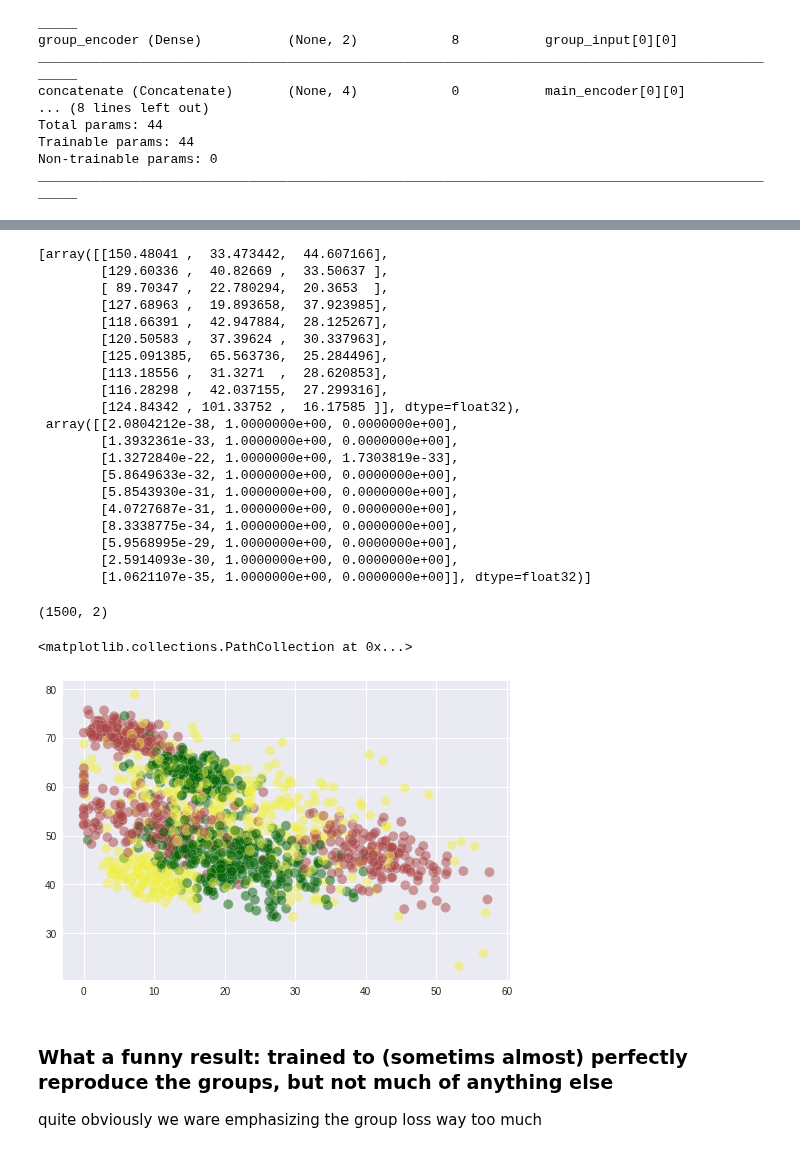
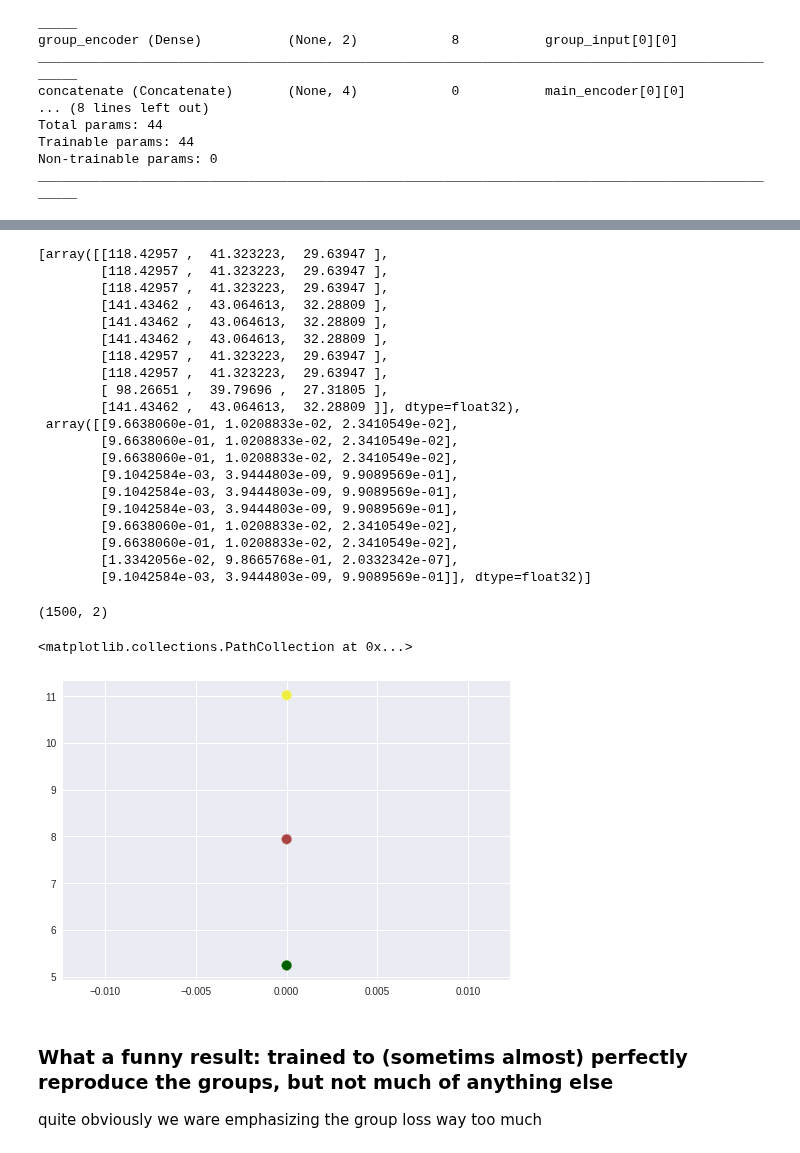
Before and after one commit to subodhchhabra/ai, a Jupyter notebook: notebooks/2019_tf/autoencoders_stabilize.ipynb, the cells around one changed output, grey strips where cells are left out. Saved outputs shown, nothing was run; the diff lists cells and outputs as text; code cells hidden in the pictures.

```diff
--- a/notebooks/2019_tf/autoencoders_stabilize.ipynb
+++ b/notebooks/2019_tf/autoencoders_stabilize.ipynb
@@ -326,4 +35,0 @@ predictions
-# %%
-df = pd.read_csv('./insurance-customers-1500.csv', sep=';')
-normalized_df = (df - df.mean()) / df.std()
-normalized_df.head()
@@ -411,9 +36,3 @@ plt.scatter(latent_x, latent_y, alpha=0.5, s=100, marker='o', edgecolors='w', cm
-# %%
-from tensorflow.keras.utils import to_categorical
-
-df = pd.read_csv('./insurance-customers-1500.csv', sep=';')
-one_hot_groups = pd.DataFrame(to_categorical(df['group']), columns={'red', 'green', 'yellow'})
-main = df.drop('group', axis='columns')
 # %%
 main.head()
 # %% [output]
@@ -438,6 +57,10 @@ one_hot_groups.head()
 * write a custom loss function that does this and balances the value: https://keras.io/losses/
 * create multi-in/out model that makes this a little bit more transparent: https://keras.io/getting-started/functional-api-guide/#multi-input-and-multi-output-models
 # %%
+# often does not even train, so choose a seed known to be good
+from tensorflow.keras.initializers import glorot_normal
+seed= 17
+
 from tensorflow.keras.layers import concatenate, average, add
 
 # first multi in
@@ -445,8 +68,8 @@ main_input = Input(shape=(3,), name='main_input')
 group_input = Input(shape=(3,), name='group_input')
 
 # hopefully this balances out inputs to same scale
-encoded_main = Dense(units=2, activation='relu', name="main_encoder")(main_input)
-encoded_group = Dense(units=2, activation='relu', name="group_encoder")(group_input)
+encoded_main = Dense(units=2, activation='relu', name="main_encoder", bias_initializer='zeros', kernel_initializer=glorot_normal(seed=seed))(main_input)
+encoded_group = Dense(units=2, activation='relu', name="group_encoder", bias_initializer='zeros', kernel_initializer=glorot_normal(seed=seed))(group_input)
 
 # latent representation
 
@@ -456,12 +79,11 @@ merged = concatenate([encoded_main, encoded_group])
 
 # the effective latent encoding
 encoding_dim = 2
-encoded = Dense(units=encoding_dim, activation='relu', name="encoder")(merged)
+encoded = Dense(units=encoding_dim, activation='relu', name="encoder", bias_initializer='zeros', kernel_initializer=glorot_normal(seed=seed))(merged)
 
 # then multi out
-
-main_output = Dense(units=3, activation='linear', name="main_output")(encoded)
-group_output = Dense(units=3, activation='softmax', name="group_output")(encoded)
+main_output = Dense(units=3, activation='linear', name="main_output", bias_initializer='zeros', kernel_initializer=glorot_normal(seed=seed))(encoded)
+group_output = Dense(units=3, activation='softmax', name="group_output", bias_initializer='zeros', kernel_initializer=glorot_normal(seed=seed))(encoded)
 
 autoencoder = Model(inputs=[main_input, group_input], outputs=[main_output, group_output])
 
@@ -469,8 +91,8 @@ adam = keras.optimizers.Adam(lr=0.01)
 # adam = keras.optimizers.Adam()
 
 autoencoder.compile(optimizer=adam,
-              loss={'main_output': 'mse', 'group_output': 'categorical_crossentropy'},
-              loss_weights={'main_output': 1., 'group_output': 5000.})
+              loss={'main_output': 'mae', 'group_output': 'categorical_crossentropy'},
+              loss_weights={'main_output': 1., 'group_output': 50.})
 
 autoencoder.summary()
 # %% [output]
@@ -552,26 +176,26 @@ merged_samples
 # %%
 autoencoder.predict([main_samples, group_samples])
 # %% [output]
-[array([[150.48041 ,  33.473442,  44.607166],
-        [129.60336 ,  40.82669 ,  33.50637 ],
-        [ 89.70347 ,  22.780294,  20.3653  ],
-        [127.68963 ,  19.893658,  37.923985],
-        [118.66391 ,  42.947884,  28.125267],
-        [120.50583 ,  37.39624 ,  30.337963],
-        [125.091385,  65.563736,  25.284496],
-        [113.18556 ,  31.3271  ,  28.620853],
-        [116.28298 ,  42.037155,  27.299316],
-        [124.84342 , 101.33752 ,  16.17585 ]], dtype=float32),
- array([[2.0804212e-38, 1.0000000e+00, 0.0000000e+00],
-        [1.3932361e-33, 1.0000000e+00, 0.0000000e+00],
-        [1.3272840e-22, 1.0000000e+00, 1.7303819e-33],
-        [5.8649633e-32, 1.0000000e+00, 0.0000000e+00],
-        [5.8543930e-31, 1.0000000e+00, 0.0000000e+00],
-        [4.0727687e-31, 1.0000000e+00, 0.0000000e+00],
-        [8.3338775e-34, 1.0000000e+00, 0.0000000e+00],
-        [5.9568995e-29, 1.0000000e+00, 0.0000000e+00],
-        [2.5914093e-30, 1.0000000e+00, 0.0000000e+00],
-        [1.0621107e-35, 1.0000000e+00, 0.0000000e+00]], dtype=float32)]
+[array([[118.42957 ,  41.323223,  29.63947 ],
+        [118.42957 ,  41.323223,  29.63947 ],
+        [118.42957 ,  41.323223,  29.63947 ],
+        [141.43462 ,  43.064613,  32.28809 ],
+        [141.43462 ,  43.064613,  32.28809 ],
+        [141.43462 ,  43.064613,  32.28809 ],
+        [118.42957 ,  41.323223,  29.63947 ],
+        [118.42957 ,  41.323223,  29.63947 ],
+        [ 98.26651 ,  39.79696 ,  27.31805 ],
+        [141.43462 ,  43.064613,  32.28809 ]], dtype=float32),
+ array([[9.6638060e-01, 1.0208833e-02, 2.3410549e-02],
+        [9.6638060e-01, 1.0208833e-02, 2.3410549e-02],
+        [9.6638060e-01, 1.0208833e-02, 2.3410549e-02],
+        [9.1042584e-03, 3.9444803e-09, 9.9089569e-01],
+        [9.1042584e-03, 3.9444803e-09, 9.9089569e-01],
+        [9.1042584e-03, 3.9444803e-09, 9.9089569e-01],
+        [9.6638060e-01, 1.0208833e-02, 2.3410549e-02],
+        [9.6638060e-01, 1.0208833e-02, 2.3410549e-02],
+        [1.3342056e-02, 9.8665768e-01, 2.0332342e-07],
+        [9.1042584e-03, 3.9444803e-09, 9.9089569e-01]], dtype=float32)]
 # %%
 encoder = Model(inputs=[main_input, group_input], outputs=encoded)
 latent_representation = encoder.predict(x={'main_input': main, 'group_input': one_hot_groups})
@@ -582,19 +206,19 @@ latent_representation.shape
 # %%
 from matplotlib.colors import ListedColormap
 
 # * 0 - red: many accidents
 # * 1 - green: few or no accidents
 # * 2 - yellow: in the middle
-colors = X['group']
+colors = df['group']
 color_map = ListedColormap(['#AA4444', '#006000', '#EEEE44'])
 
 latent_x = latent_representation[:, 0]
 latent_y = latent_representation[:, 1]
 
 plt.scatter(latent_x, latent_y, alpha=0.5, s=100, marker='o', edgecolors='w', cmap=color_map, c=colors)
 # %% [output]
 <matplotlib.collections.PathCollection at 0x...>
-[figure, old version]
+[figure, new version]
 # %% [markdown]
 ### What a funny result: trained to (sometims almost) perfectly reproduce the groups, but not much of anything else
 
```
Also changed, not shown: parts of 63 cells of this notebook.
